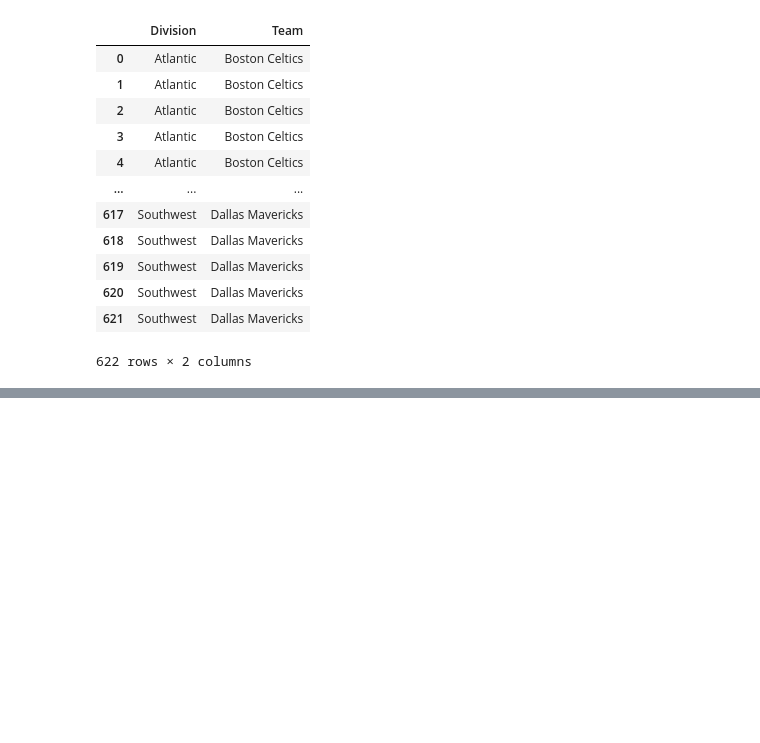
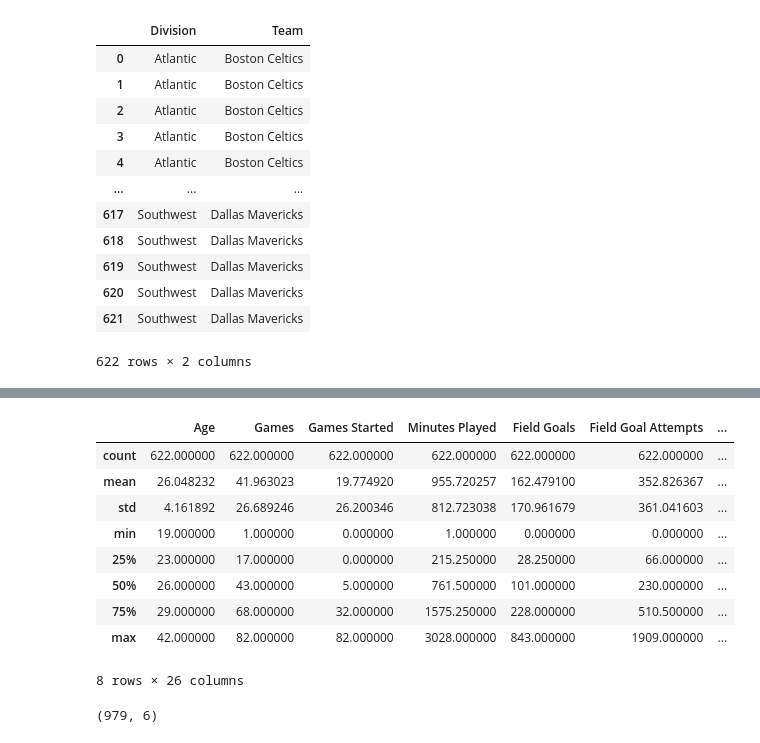
Before and after one commit to jpkeeton/2020Drills, a Jupyter notebook: PandasDrills.ipynb, the cells around one changed output, grey strips where cells are left out. Saved outputs shown, nothing was run; the diff lists cells and outputs as text; code cells hidden in the pictures; blank space fills up the shorter version.

```diff
--- a/PandasDrills.ipynb
+++ b/PandasDrills.ipynb
@@ -64,0 +141,20 @@ nbaStats.sample(10)
+# %%
+# now let's try .describe on the NBA data
+nbaStats.describe()
+#NICE!
+# %% [output]
+|  | Age | Games | Games Started | Minutes Played | Field Goals | Field Goal Attempts | ... |
+| count | 622.000000 | 622.000000 | 622.000000 | 622.000000 | 622.000000 | 622.000000 | ... |
+| mean | 26.048232 | 41.963023 | 19.774920 | 955.720257 | 162.479100 | 352.826367 | ... |
+| std | 4.161892 | 26.689246 | 26.200346 | 812.723038 | 170.961679 | 361.041603 | ... |
+| min | 19.000000 | 1.000000 | 0.000000 | 1.000000 | 0.000000 | 0.000000 | ... |
+| 25% | 23.000000 | 17.000000 | 0.000000 | 215.250000 | 28.250000 | 66.000000 | ... |
+| 50% | 26.000000 | 43.000000 | 5.000000 | 761.500000 | 101.000000 | 230.000000 | ... |
+| 75% | 29.000000 | 68.000000 | 32.000000 | 1575.250000 | 228.000000 | 510.500000 | ... |
+| max | 42.000000 | 82.000000 | 82.000000 | 3028.000000 | 843.000000 | 1909.000000 | ... |
+8 rows × 26 columns
+# %%
+# shape just gives us a tuple
+movieRatings.shape
+# %% [output]
+(979, 6)
```
Also changed, not shown: parts of 16 cells of this notebook, 3 other files.
